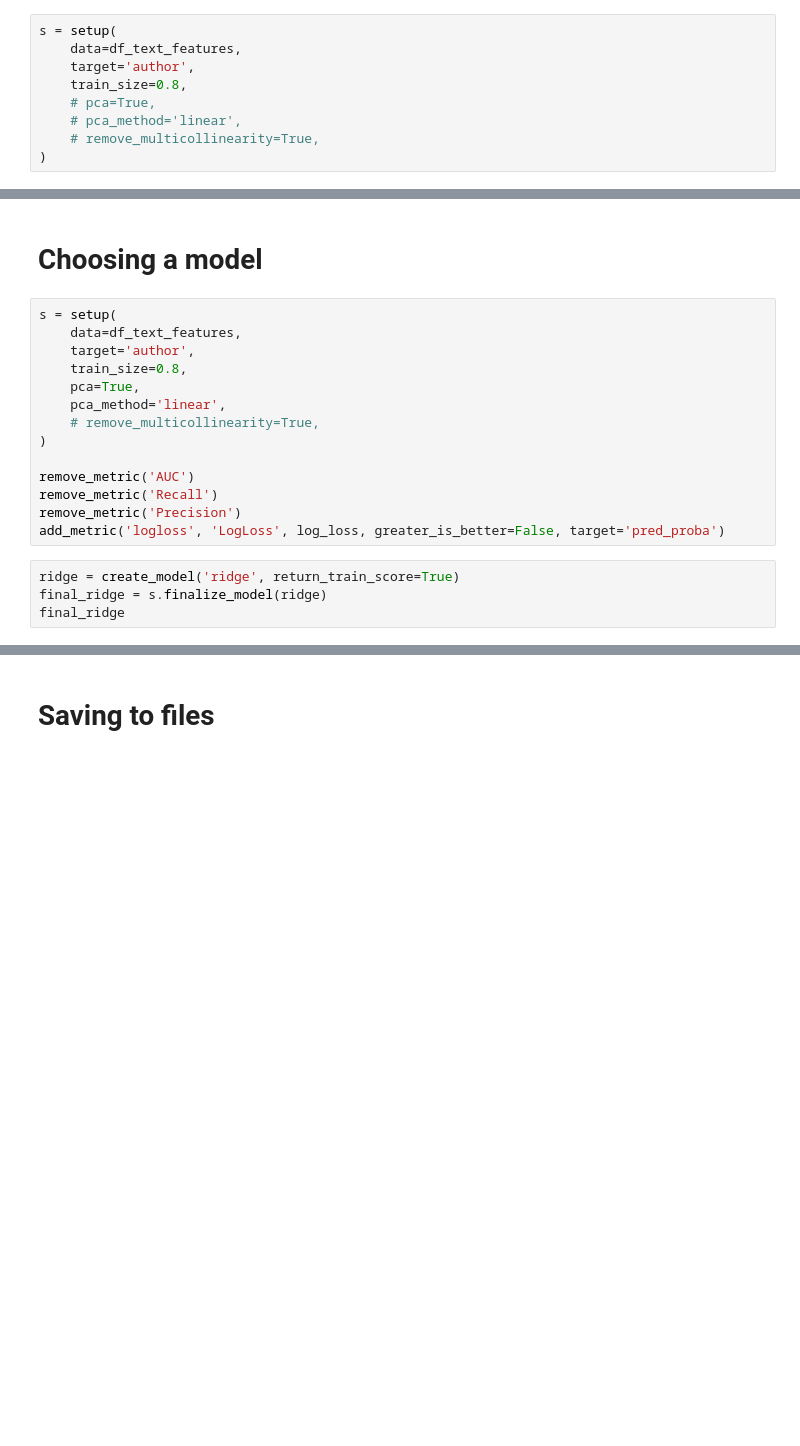
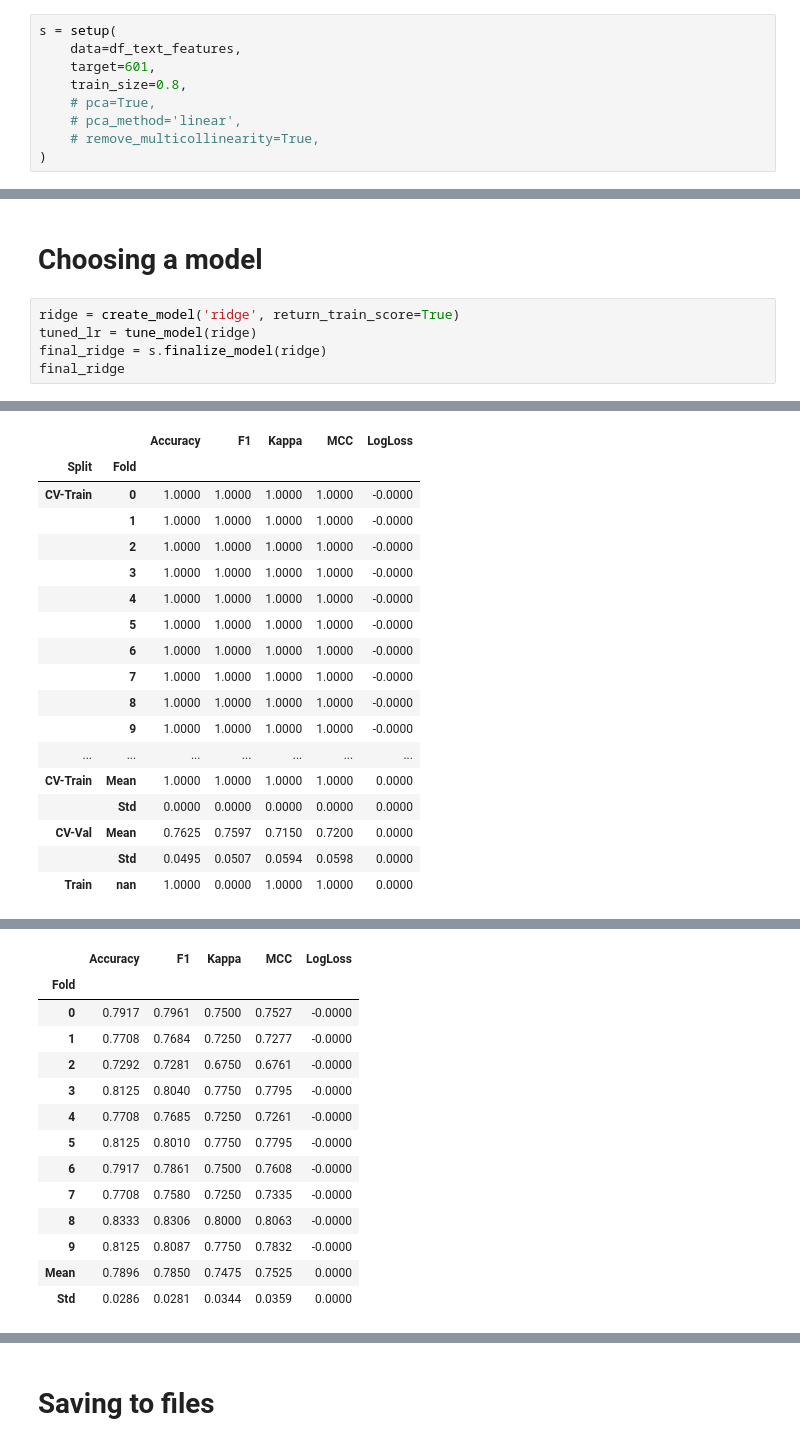
Before and after one commit to SimeonHristov99/ati, a Jupyter notebook: src/06_modelling04_pycaret_text_features.ipynb, the cells around one changed output, grey strips where cells are left out. Cells and saved outputs as stored; diff of their text form; blank space fills up the shorter version.

Commit message:
Find a model for the text features using PyCaret.

```diff
--- a/src/06_modelling04_pycaret_text_features.ipynb
+++ b/src/06_modelling04_pycaret_text_features.ipynb
@@ -111,7 +107,7 @@ KeyboardInterrupt:
 # %%
 s = setup(
     data=df_text_features,
-    target='author',
+    target=601,
     train_size=0.8,
     # pca=True,
     # pca_method='linear',
@@ -127,20 +161,8 @@ best = compare_models(sort='LogLoss')
 # %% [markdown]
 # Choosing a model
-# %%
-s = setup(
-    data=df_text_features,
-    target='author',
-    train_size=0.8,
-    pca=True,
-    pca_method='linear',
-    # remove_multicollinearity=True,
-)
-
-remove_metric('AUC')
-remove_metric('Recall')
-remove_metric('Precision')
-add_metric('logloss', 'LogLoss', log_loss, greater_is_better=False, target='pred_proba')
 # %%
 ridge = create_model('ridge', return_train_score=True)
+tuned_lr = tune_model(ridge)
 final_ridge = s.finalize_model(ridge)
 final_ridge
+# %% [output]
@@ -146,0 +170,18 @@ final_ridge
+|  |  | Accuracy | F1 | Kappa | MCC | LogLoss |
+| Split | Fold |  |  |  |  |  |
+| CV-Train | 0 | 1.0000 | 1.0000 | 1.0000 | 1.0000 | -0.0000 |
+|  | 1 | 1.0000 | 1.0000 | 1.0000 | 1.0000 | -0.0000 |
+|  | 2 | 1.0000 | 1.0000 | 1.0000 | 1.0000 | -0.0000 |
+|  | 3 | 1.0000 | 1.0000 | 1.0000 | 1.0000 | -0.0000 |
+|  | 4 | 1.0000 | 1.0000 | 1.0000 | 1.0000 | -0.0000 |
+|  | 5 | 1.0000 | 1.0000 | 1.0000 | 1.0000 | -0.0000 |
+|  | 6 | 1.0000 | 1.0000 | 1.0000 | 1.0000 | -0.0000 |
+|  | 7 | 1.0000 | 1.0000 | 1.0000 | 1.0000 | -0.0000 |
+|  | 8 | 1.0000 | 1.0000 | 1.0000 | 1.0000 | -0.0000 |
+|  | 9 | 1.0000 | 1.0000 | 1.0000 | 1.0000 | -0.0000 |
+| ... | ... | ... | ... | ... | ... | ... |
+| CV-Train | Mean | 1.0000 | 1.0000 | 1.0000 | 1.0000 | 0.0000 |
+|  | Std | 0.0000 | 0.0000 | 0.0000 | 0.0000 | 0.0000 |
+| CV-Val | Mean | 0.7625 | 0.7597 | 0.7150 | 0.7200 | 0.0000 |
+|  | Std | 0.0495 | 0.0507 | 0.0594 | 0.0598 | 0.0000 |
+| Train | nan | 1.0000 | 0.0000 | 1.0000 | 1.0000 | 0.0000 |
@@ -146,0 +190,14 @@ final_ridge
+|  | Accuracy | F1 | Kappa | MCC | LogLoss |
+| Fold |  |  |  |  |  |
+| 0 | 0.7917 | 0.7961 | 0.7500 | 0.7527 | -0.0000 |
+| 1 | 0.7708 | 0.7684 | 0.7250 | 0.7277 | -0.0000 |
+| 2 | 0.7292 | 0.7281 | 0.6750 | 0.6761 | -0.0000 |
+| 3 | 0.8125 | 0.8040 | 0.7750 | 0.7795 | -0.0000 |
+| 4 | 0.7708 | 0.7685 | 0.7250 | 0.7261 | -0.0000 |
+| 5 | 0.8125 | 0.8010 | 0.7750 | 0.7795 | -0.0000 |
+| 6 | 0.7917 | 0.7861 | 0.7500 | 0.7608 | -0.0000 |
+| 7 | 0.7708 | 0.7580 | 0.7250 | 0.7335 | -0.0000 |
+| 8 | 0.8333 | 0.8306 | 0.8000 | 0.8063 | -0.0000 |
+| 9 | 0.8125 | 0.8087 | 0.7750 | 0.7832 | -0.0000 |
+| Mean | 0.7896 | 0.7850 | 0.7475 | 0.7525 | 0.0000 |
+| Std | 0.0286 | 0.0281 | 0.0344 | 0.0359 | 0.0000 |
```
Also changed, not shown: parts of 10 cells of this notebook.
